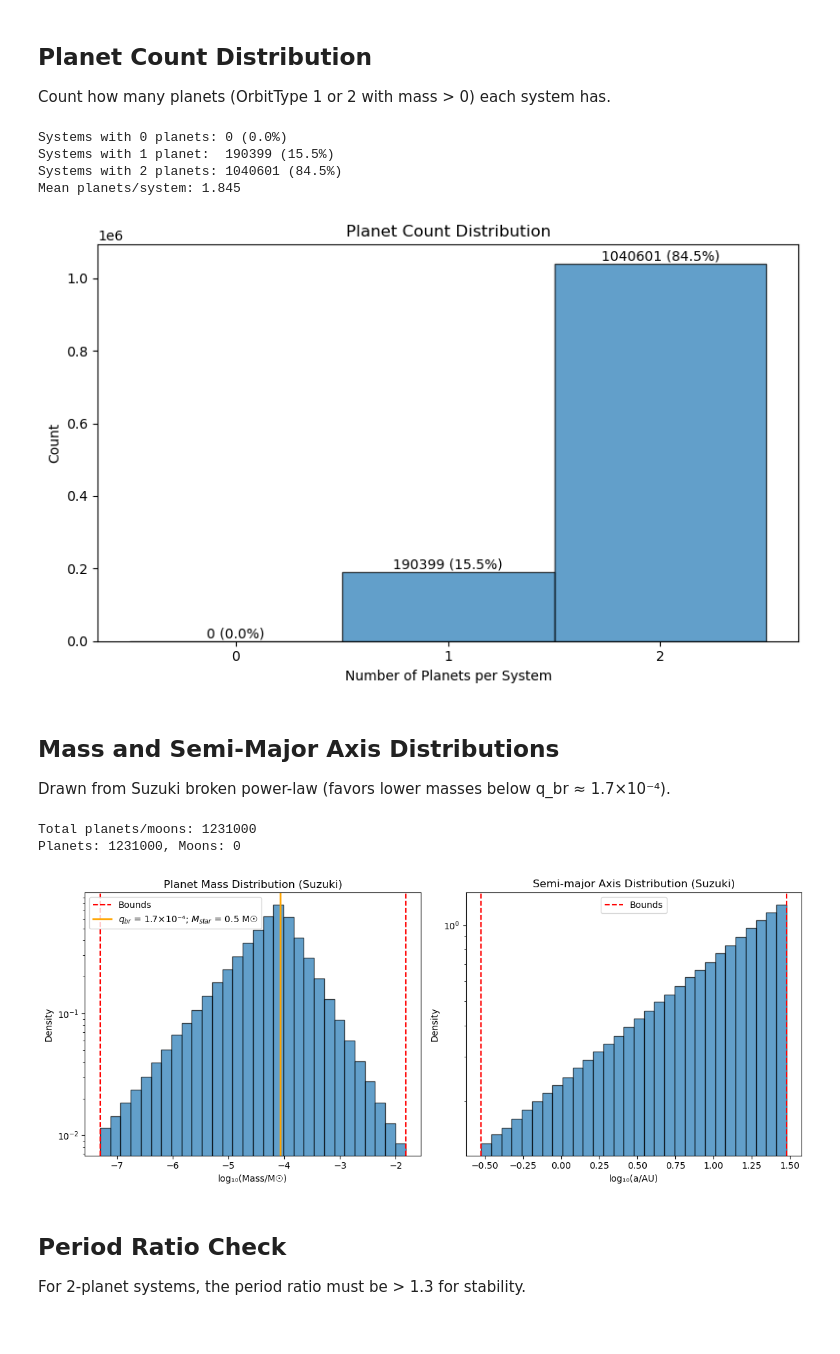
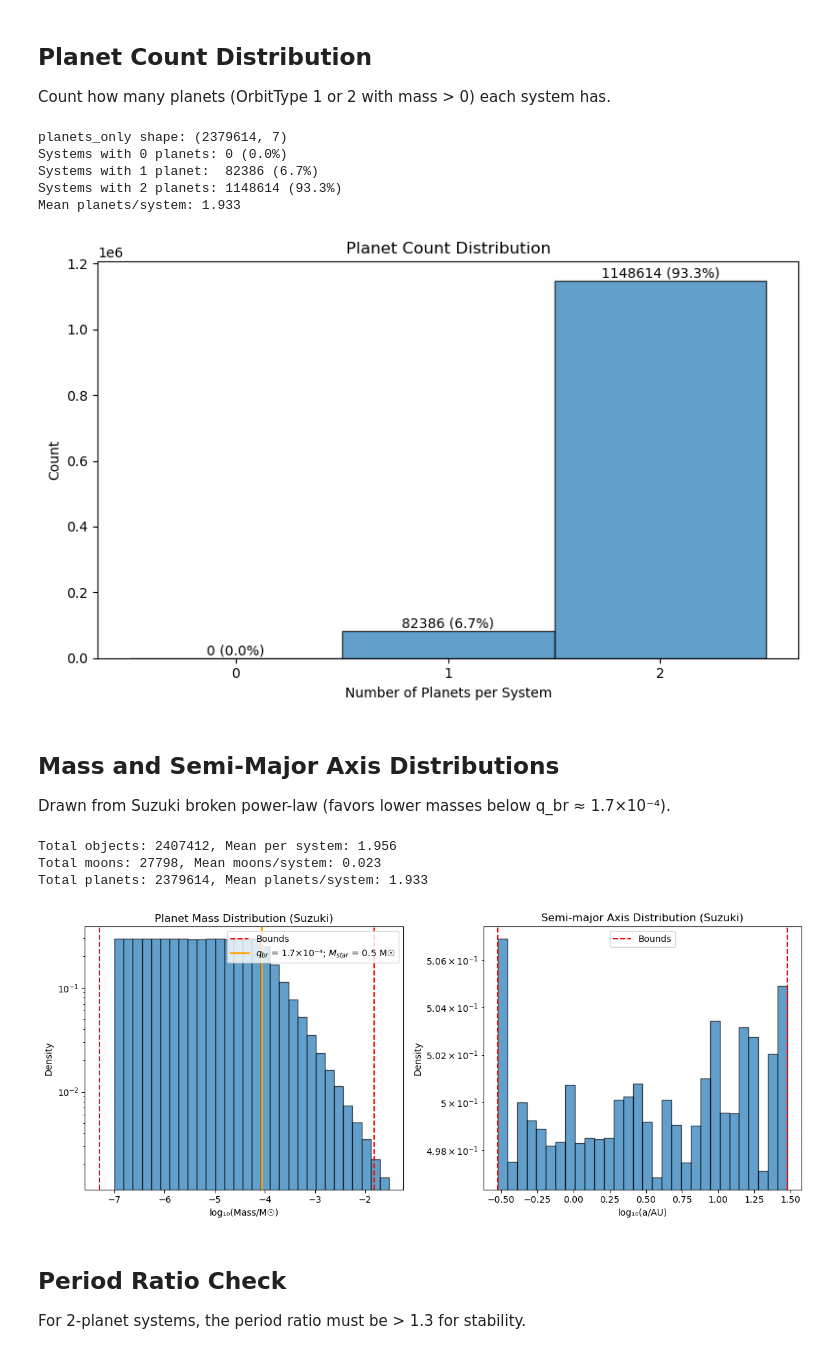
Before and after one commit to acrisp3/gulls-planets, a Jupyter notebook: multiplanet_distribution_check.ipynb, the cells around one changed output. Drawn from its saved outputs; the diff is of its cells as text; code cells hidden in the pictures.

```diff
--- a/multiplanet_distribution_check.ipynb
+++ b/multiplanet_distribution_check.ipynb
@@ -69,6 +69,10 @@ Count how many planets (OrbitType 1 or 2 with mass > 0) each system has.
 # Count planets per system (OrbitType 1 or 2 with mass > 0)
 planets_mask = (data_3d[:, :2, MASS] > 0)  # Only first two slots (planets, not moon)
 n_planets_per_system = planets_mask.sum(axis=1)
+
+# stack of only planetary objects
+planets_only = data_3d[:, :2, :][planets_mask]
+print(f"planets_only shape: {planets_only.shape}")
 
 fig, ax = plt.subplots(figsize=(8, 5))
 counts, bins, _ = ax.hist(n_planets_per_system, bins=[-0.5, 0.5, 1.5, 2.5],
@@ -91,58 +95,62 @@ print(f"Mean planets/system: {n_planets_per_system.mean():.3f}")
 plt.tight_layout()
 plt.show()
 # %% [output]
+planets_only shape: (2379614, 7)
 Systems with 0 planets: 0 (0.0%)
-Systems with 1 planet:  190399 (15.5%)
-Systems with 2 planets: 1040601 (84.5%)
-Mean planets/system: 1.845
+Systems with 1 planet:  82386 (6.7%)
+Systems with 2 planets: 1148614 (93.3%)
+Mean planets/system: 1.933
-[figure, old version]
+[figure, new version]
 # %% [markdown]
 ## Mass and Semi-Major Axis Distributions
 
 Drawn from Suzuki broken power-law (favors lower masses below q_br ≈ 1.7×10⁻⁴).
 # %%
-# Extract all planets with mass > 0
-all_planets = data[data[:, MASS] > 0]
-print(f"Total planets/moons: {len(all_planets)}")
+# Remove systems with no planets
+all_planets = data_3d[data_3d[:, 0,  MASS] > 0]
+object_counts = (all_planets[:, :, MASS] > 0).sum(axis=1)
+print(f"Total objects: {object_counts.sum()}, Mean per system: {object_counts.mean():.3f}")
 
 # Separate planets from moons
-planets_only = all_planets[all_planets[:, ORBIT_TYPE] <= 2]
-moons_only = all_planets[all_planets[:, ORBIT_TYPE] == 3]
-print(f"Planets: {len(planets_only)}, Moons: {len(moons_only)}")
+moons_only = data_3d[all_planets[:, 2, MASS] > 0]
+n_moons = len(moons_only)
+print(f"Total moons: {n_moons}, Mean moons/system: {n_moons/n_systems:.3f}")
+print(f"Total planets: {object_counts.sum()-n_moons}, Mean planets/system: {(object_counts.sum()-n_moons)/n_systems:.3f}")
 
 fig, axes = plt.subplots(1, 2, figsize=(12, 5))
 
 # Mass distribution (log scale)
 ax = axes[0]
 log_mass = np.log10(planets_only[:, MASS])
 ax.hist(log_mass, bins=30, edgecolor='black', alpha=0.7, density=True)
 ax.axvline(np.log10(1e-7*0.5), color='r', ls='--', label='Bounds')
 ax.axvline(np.log10(3e-2*0.5), color='r', ls='--')
 ax.axvline(np.log10(1.7e-4*0.5), color='orange', ls='-', lw=2, label=r'$q_{br}$ = 1.7×10⁻⁴; $M_{star}$ = 0.5 M☉')
 ax.set_xlabel("log₁₀(Mass/M☉)")
 ax.set_ylabel("Density")
 ax.set_title("Planet Mass Distribution (Suzuki)")
 ax.set_yscale('log')
 ax.legend()
 
 # Semi-major axis distribution (log scale)
 ax = axes[1]
 log_a = np.log10(planets_only[:, SEMI_A])
 ax.hist(log_a, bins=30, edgecolor='black', alpha=0.7, density=True)
 ax.axvline(np.log10(0.3), color='r', ls='--', label='Bounds')
 ax.axvline(np.log10(30), color='r', ls='--')
 ax.set_xlabel("log₁₀(a/AU)")
 ax.set_ylabel("Density")
 ax.set_title("Semi-major Axis Distribution (Suzuki)")
 ax.legend()
 ax.set_yscale('log')
 
 plt.tight_layout()
 plt.show()
 # %% [output]
-Total planets/moons: 1231000
-Planets: 1231000, Moons: 0
+Total objects: 2407412, Mean per system: 1.956
+Total moons: 27798, Mean moons/system: 0.023
+Total planets: 2379614, Mean planets/system: 1.933
-[figure, old version]
+[figure, new version]
 # %% [markdown]
 ## Period Ratio Check
 
```
Also changed, not shown: parts of 6 cells of this notebook, 1 other file.
